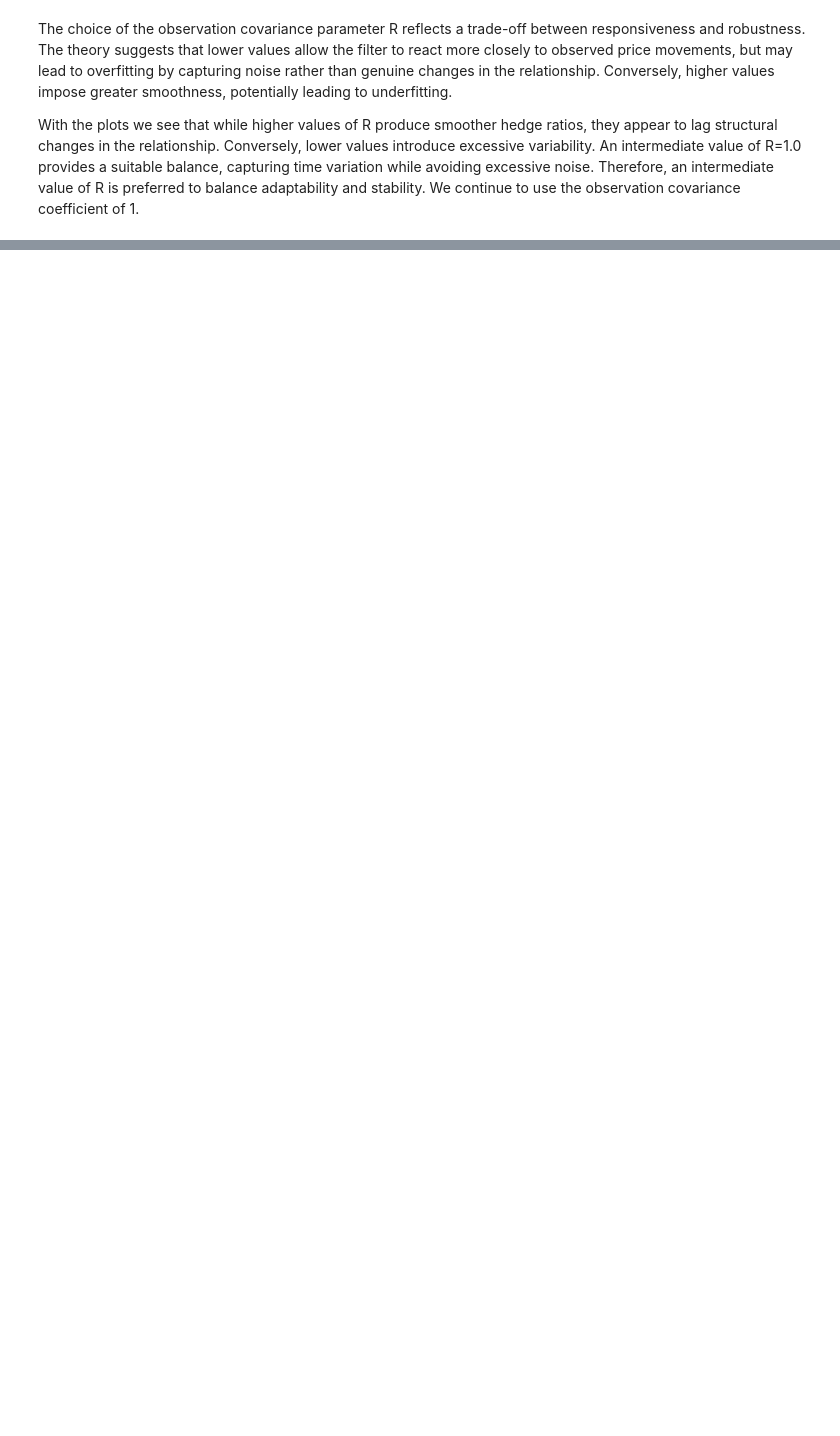
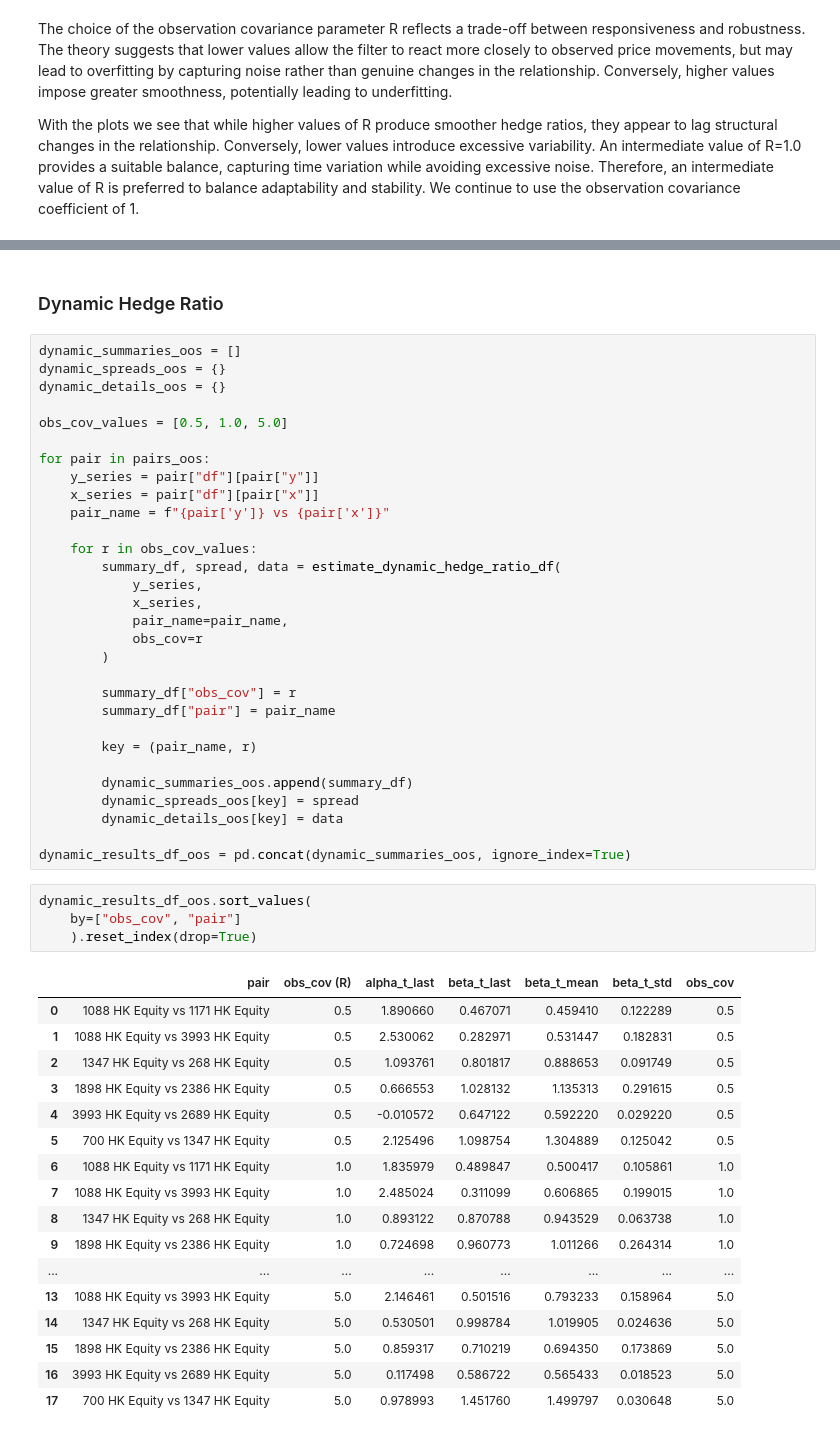
Before and after one commit to hivan04/applied-project-06039211, a Jupyter notebook: notebooks/3_pairs_strategy.ipynb, the cells around one changed output, grey strips where cells are left out. Saved outputs shown, nothing was run; the diff lists cells and outputs as text; blank space fills up the shorter version.

```diff
--- a/notebooks/3_pairs_strategy.ipynb
+++ b/notebooks/3_pairs_strategy.ipynb
@@ -283,0 +335,54 @@ with open("/Users/ivanhung/Documents/GitHub/applied-project-06039211/data/dictio
+# %% [markdown]
+### Dynamic Hedge Ratio
+# %%
+dynamic_summaries_oos = []
+dynamic_spreads_oos = {}
+dynamic_details_oos = {}
+
+obs_cov_values = [0.5, 1.0, 5.0]
+
+for pair in pairs_oos:
+    y_series = pair["df"][pair["y"]]
+    x_series = pair["df"][pair["x"]]
+    pair_name = f"{pair['y']} vs {pair['x']}"
+
+    for r in obs_cov_values:
+        summary_df, spread, data = estimate_dynamic_hedge_ratio_df(
+            y_series,
+            x_series,
+            pair_name=pair_name,
+            obs_cov=r
+        )
+
+        summary_df["obs_cov"] = r
+        summary_df["pair"] = pair_name
+
+        key = (pair_name, r)
+
+        dynamic_summaries_oos.append(summary_df)
+        dynamic_spreads_oos[key] = spread
+        dynamic_details_oos[key] = data
+
+dynamic_results_df_oos = pd.concat(dynamic_summaries_oos, ignore_index=True)
+# %%
+dynamic_results_df_oos.sort_values(
+    by=["obs_cov", "pair"]
+    ).reset_index(drop=True)
+# %% [output]
+|  | pair | obs_cov (R) | alpha_t_last | beta_t_last | beta_t_mean | beta_t_std | obs_cov |
+| 0 | 1088 HK Equity vs 1171 HK Equity | 0.5 | 1.890660 | 0.467071 | 0.459410 | 0.122289 | 0.5 |
+| 1 | 1088 HK Equity vs 3993 HK Equity | 0.5 | 2.530062 | 0.282971 | 0.531447 | 0.182831 | 0.5 |
+| 2 | 1347 HK Equity vs 268 HK Equity | 0.5 | 1.093761 | 0.801817 | 0.888653 | 0.091749 | 0.5 |
+| 3 | 1898 HK Equity vs 2386 HK Equity | 0.5 | 0.666553 | 1.028132 | 1.135313 | 0.291615 | 0.5 |
+| 4 | 3993 HK Equity vs 2689 HK Equity | 0.5 | -0.010572 | 0.647122 | 0.592220 | 0.029220 | 0.5 |
+| 5 | 700 HK Equity vs 1347 HK Equity | 0.5 | 2.125496 | 1.098754 | 1.304889 | 0.125042 | 0.5 |
+| 6 | 1088 HK Equity vs 1171 HK Equity | 1.0 | 1.835979 | 0.489847 | 0.500417 | 0.105861 | 1.0 |
+| 7 | 1088 HK Equity vs 3993 HK Equity | 1.0 | 2.485024 | 0.311099 | 0.606865 | 0.199015 | 1.0 |
+| 8 | 1347 HK Equity vs 268 HK Equity | 1.0 | 0.893122 | 0.870788 | 0.943529 | 0.063738 | 1.0 |
+| 9 | 1898 HK Equity vs 2386 HK Equity | 1.0 | 0.724698 | 0.960773 | 1.011266 | 0.264314 | 1.0 |
+| ... | ... | ... | ... | ... | ... | ... | ... |
+| 13 | 1088 HK Equity vs 3993 HK Equity | 5.0 | 2.146461 | 0.501516 | 0.793233 | 0.158964 | 5.0 |
+| 14 | 1347 HK Equity vs 268 HK Equity | 5.0 | 0.530501 | 0.998784 | 1.019905 | 0.024636 | 5.0 |
+| 15 | 1898 HK Equity vs 2386 HK Equity | 5.0 | 0.859317 | 0.710219 | 0.694350 | 0.173869 | 5.0 |
+| 16 | 3993 HK Equity vs 2689 HK Equity | 5.0 | 0.117498 | 0.586722 | 0.565433 | 0.018523 | 5.0 |
+| 17 | 700 HK Equity vs 1347 HK Equity | 5.0 | 0.978993 | 1.451760 | 1.499797 | 0.030648 | 5.0 |
```
Also changed, not shown: parts of 21 cells of this notebook, 4 other files.
